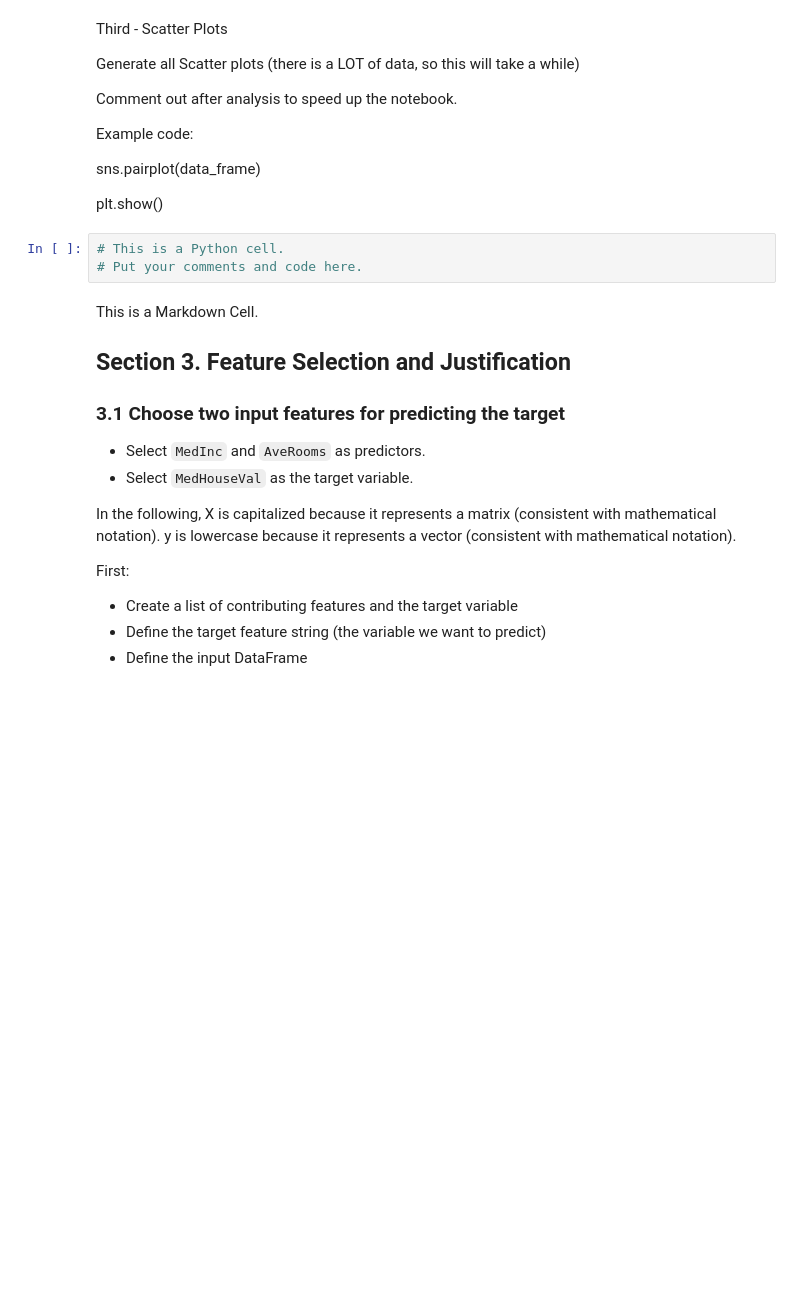
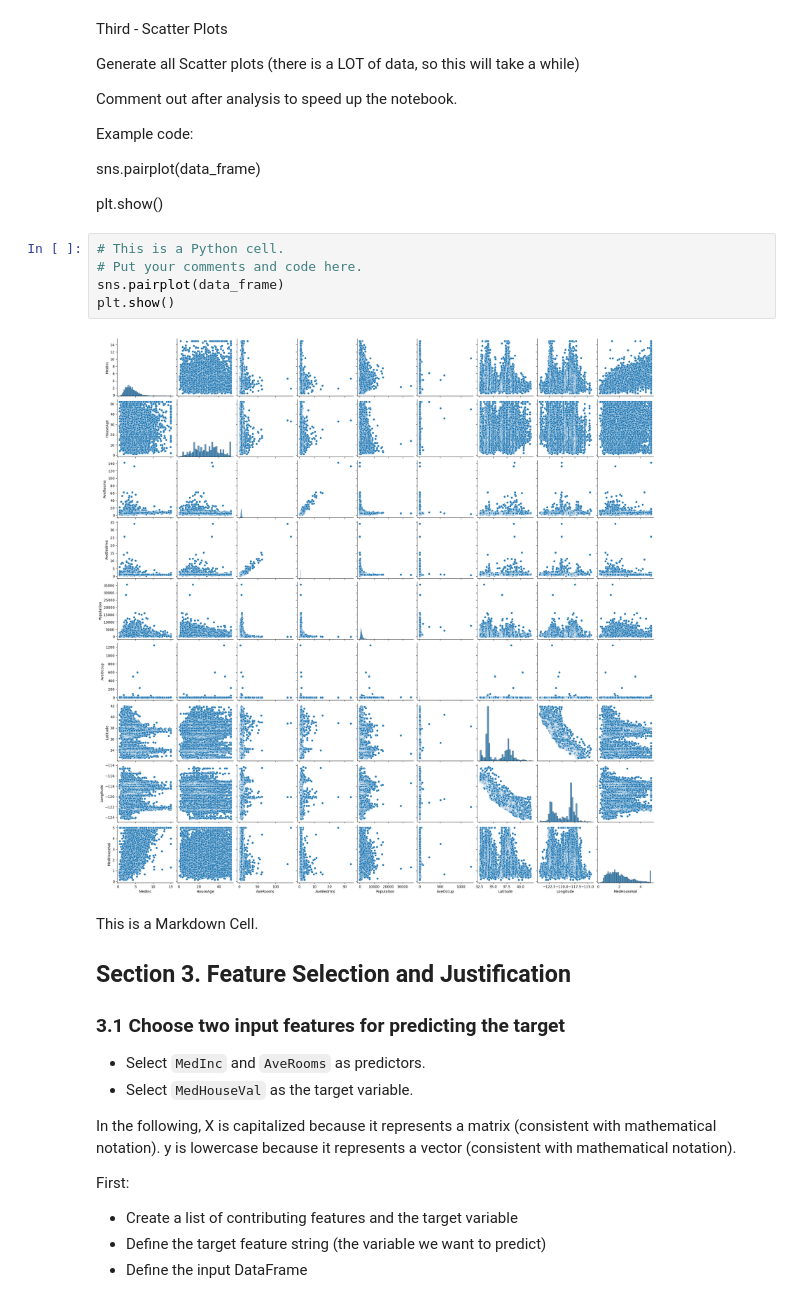
Before and after one commit to ceradrake/applied-ml-drake, a Jupyter notebook: lab01/ml01.ipynb, the cells around one changed output. Cells and saved outputs as stored; diff of their text form; blank space fills up the shorter version.

Commit message:
Scatterplots

```diff
--- a/lab01/ml01.ipynb
+++ b/lab01/ml01.ipynb
@@ -226,6 +228,10 @@ plt.show()
 # %%
 # This is a Python cell.
 # Put your comments and code here.
+sns.pairplot(data_frame)
+plt.show()
+# %% [output]
+[figure, added]
 # %% [markdown]
 This is a Markdown Cell.
 
```
Also changed, not shown: parts of 1 cell of this notebook.
